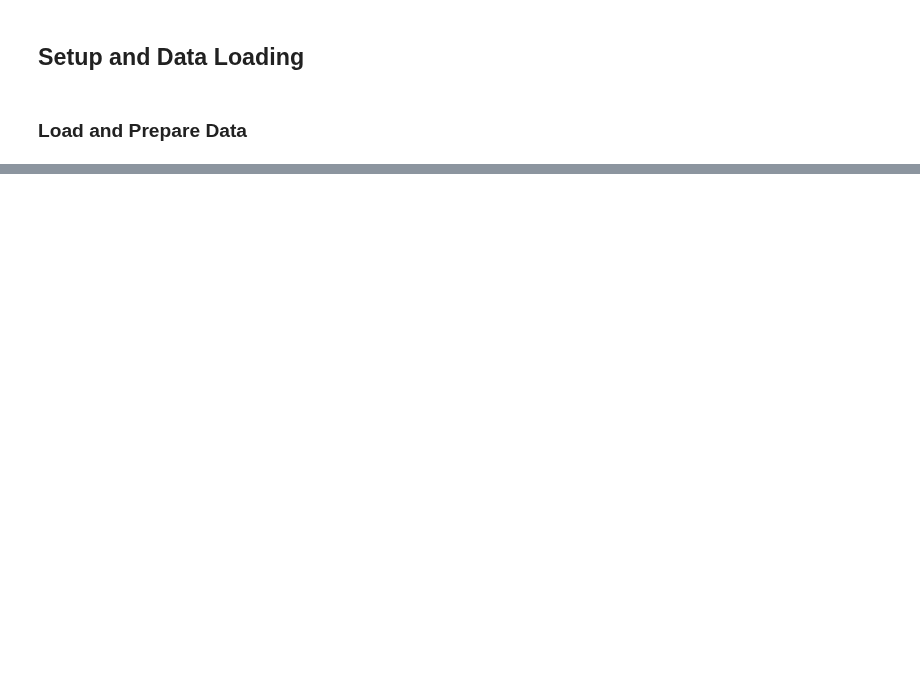
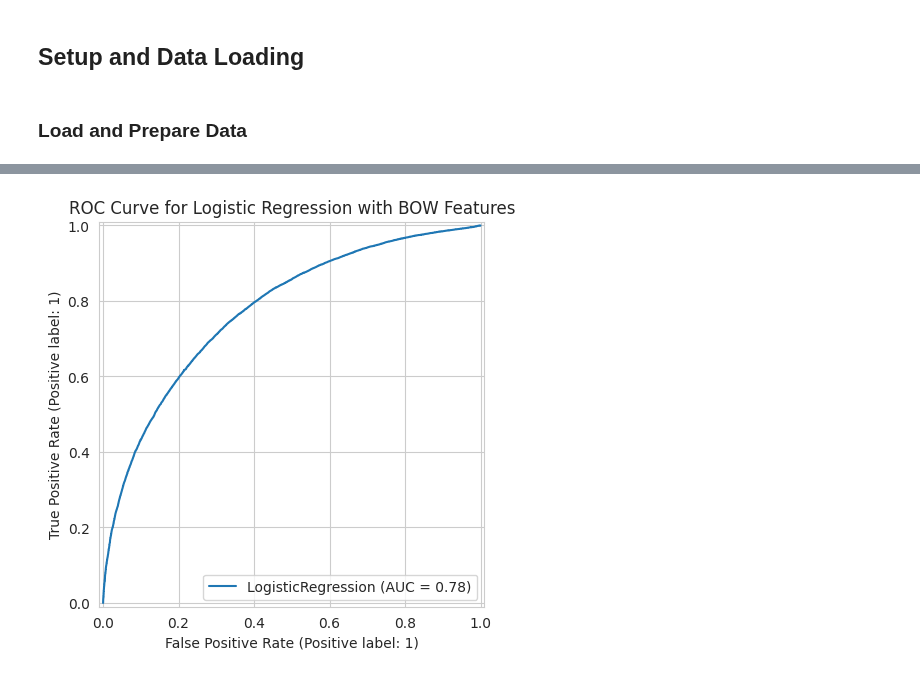
Before and after one commit to DiFedorchuk/Quora_Questions_Pairs, a Jupyter notebook: notebooks/03_models.ipynb, the cells around one changed output, grey strips where cells are left out. Cells and saved outputs as stored; diff of their text form; code cells hidden in the pictures; blank space fills up the shorter version.

```diff
--- a/notebooks/03_models.ipynb
+++ b/notebooks/03_models.ipynb
@@ -151,0 +244,11 @@ Recommendations:
+# %%
+from sklearn.metrics import RocCurveDisplay
+import matplotlib.pyplot as plt
+
+# Plot ROC Curve
+fig, ax = plt.subplots(figsize=(6, 5))
+disp = RocCurveDisplay.from_estimator(model_bow, X_val_bow_scaled, y_val_bow, ax=ax)
+ax.set_title("ROC Curve for Logistic Regression with BOW Features")
+plt.show()
+# %% [output]
+[figure, added]
```
Also changed, not shown: parts of 58 cells of this notebook, 3 other files.
